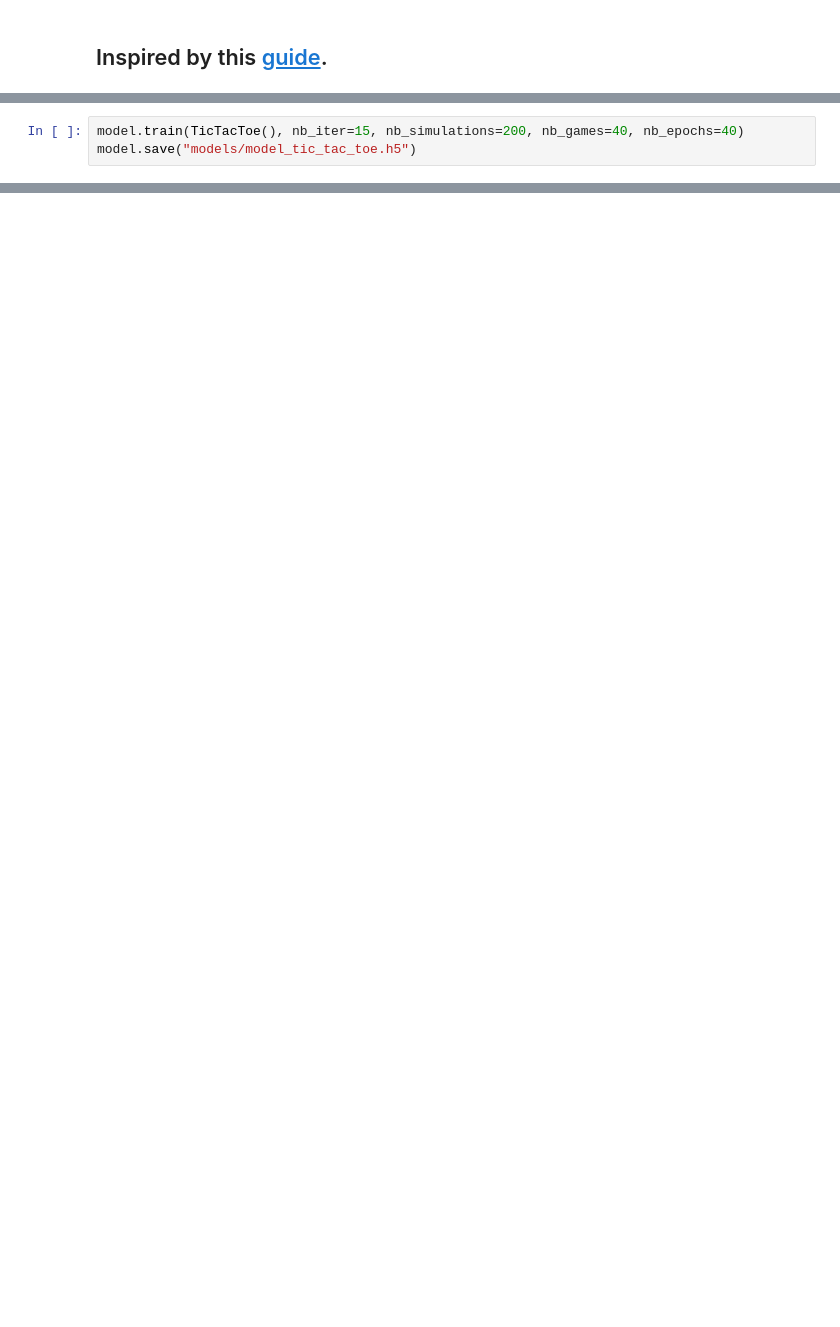
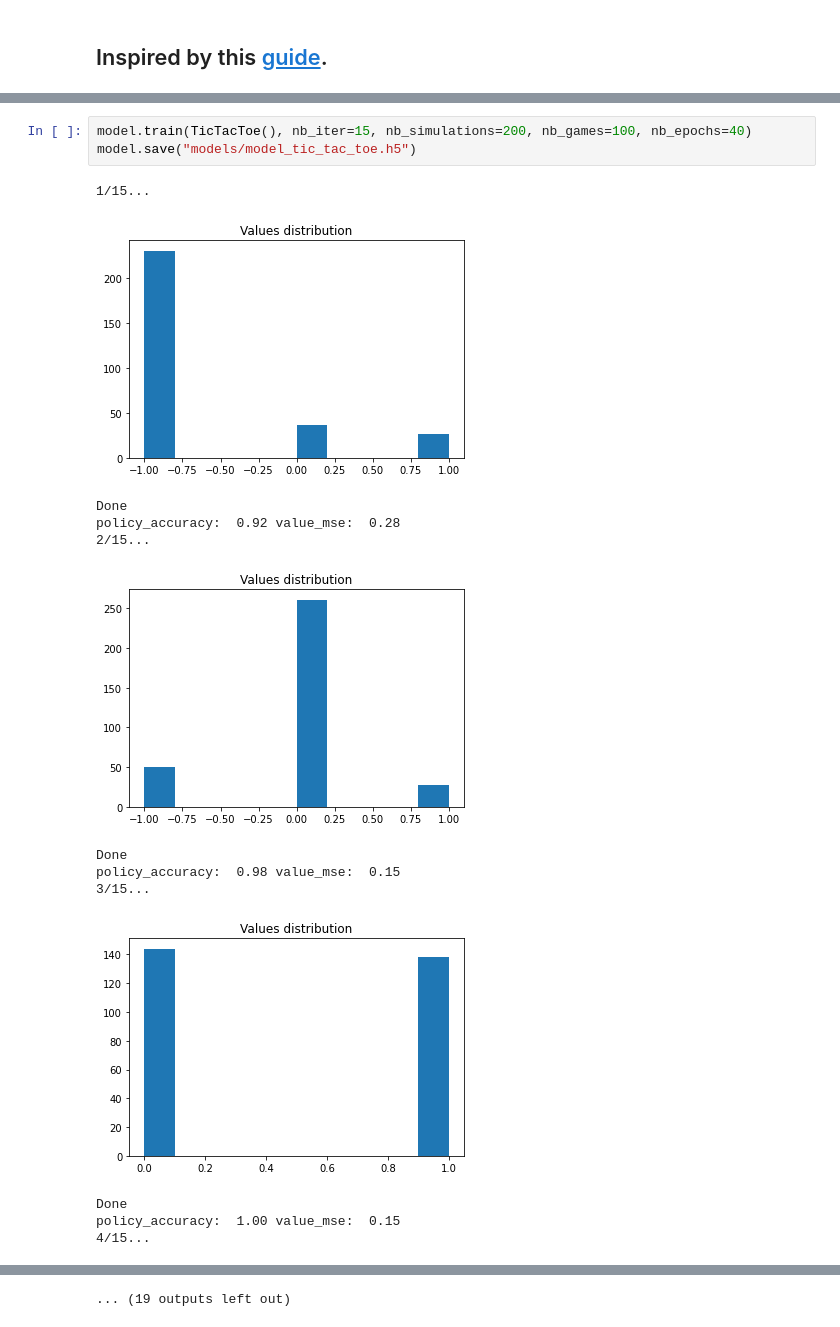
Before and after one commit to gaetanserre/Reinforcement-learning-algorithms, a Jupyter notebook: MCTS/implementation.ipynb, the cells around one changed output, grey strips where cells are left out. Drawn from its saved outputs; the diff is of its cells as text; blank space fills up the shorter version.

```diff
--- a/MCTS/implementation.ipynb
+++ b/MCTS/implementation.ipynb
@@ -16,3 +42,17 @@ model = Model((TicTacToe.ROWS, TicTacToe.COLUMNS, 2), TicTacToe.nb_actions, summ
 # %%
-model.train(TicTacToe(), nb_iter=15, nb_simulations=200, nb_games=40, nb_epochs=40)
+model.train(TicTacToe(), nb_iter=15, nb_simulations=200, nb_games=100, nb_epochs=40)
 model.save("models/model_tic_tac_toe.h5")
+# %% [output]
+1/15...
+[figure, added]
+Done
+policy_accuracy:  0.92 value_mse:  0.28
+2/15...
+[figure, added]
+Done
+policy_accuracy:  0.98 value_mse:  0.15
+3/15...
+[figure, added]
+Done
+policy_accuracy:  1.00 value_mse:  0.15
+4/15...
@@ -19,2 +68,3 @@ model.save("models/model_tic_tac_toe.h5")
+... (19 outputs left out)
 # %%
 model.predict(TicTacToe.get_init_state())
```
Also changed, not shown: parts of 6 cells of this notebook, 1 other file.
